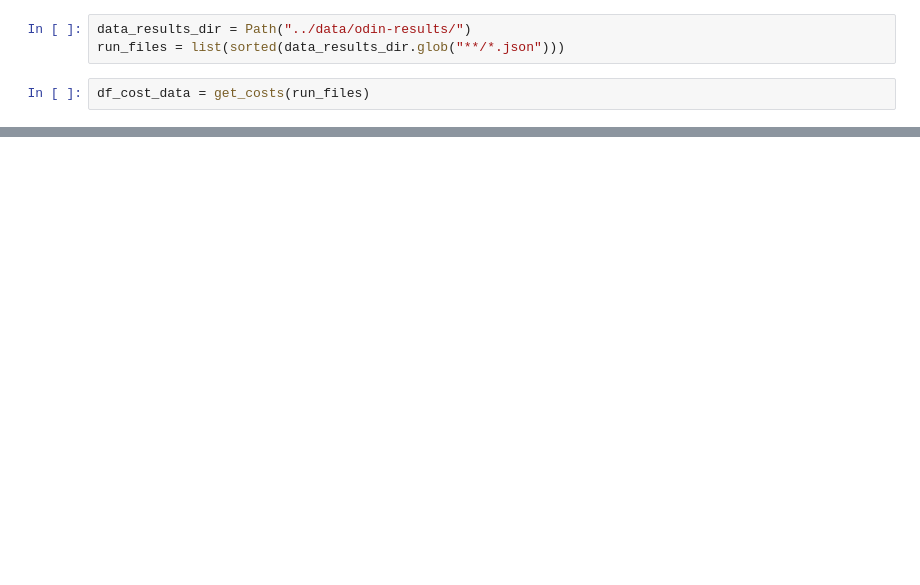
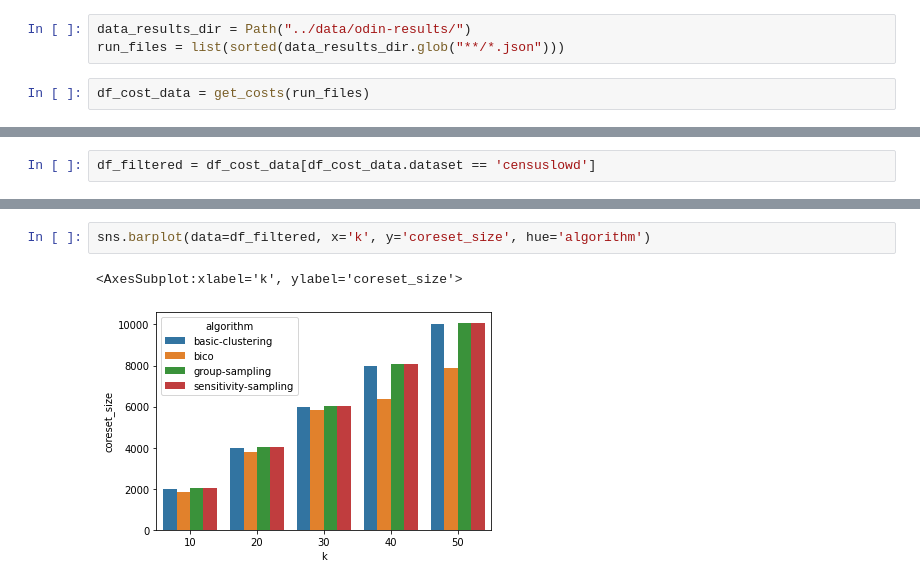
Before and after one commit to sheikhomar/coresets-bench, a Jupyter notebook: pynb/13-cost-of-coreset-centers.ipynb, the cells around one changed output, grey strips where cells are left out. Saved outputs shown, nothing was run; the diff lists cells and outputs as text; blank space fills up the shorter version.

Commit message:
Update numbers and add plots.

```diff
--- a/pynb/13-cost-of-coreset-centers.ipynb
+++ b/pynb/13-cost-of-coreset-centers.ipynb
@@ -80,0 +92,2 @@ df_cost_data
+# %%
+df_filtered = df_cost_data[df_cost_data.dataset == 'censuslowd']
@@ -80,0 +114,5 @@ df_cost_data
+# %%
+sns.barplot(data=df_filtered, x='k', y='coreset_size', hue='algorithm')
+# %% [output]
+<AxesSubplot:xlabel='k', ylabel='coreset_size'>
+[figure, added]
```
Also changed, not shown: parts of 6 cells of this notebook.
